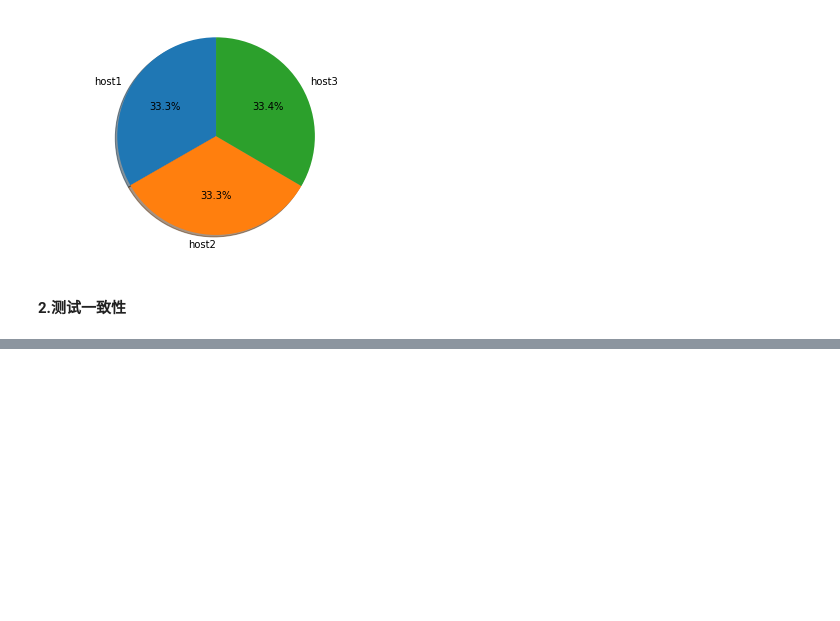
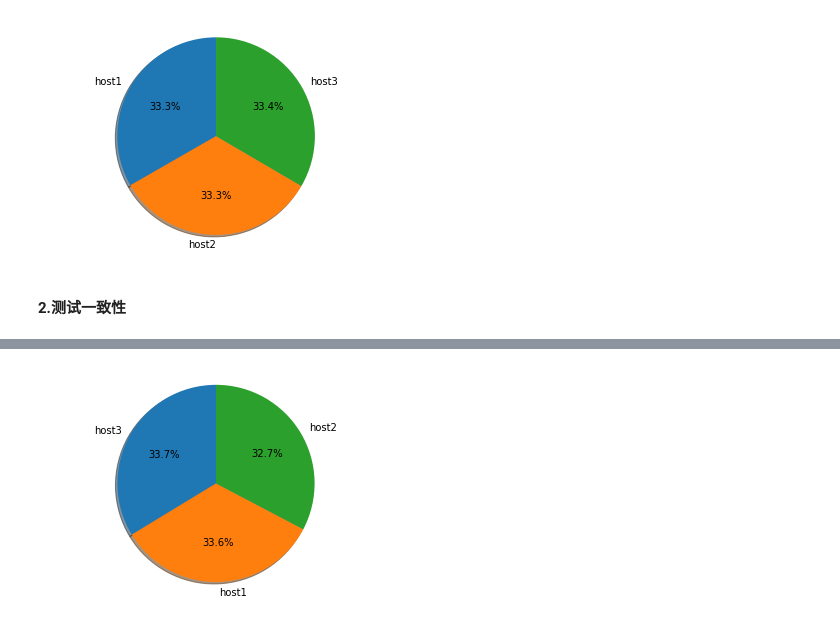
Before and after one commit to hyhlinux/math, a Jupyter notebook: demo_numpy_pandas/fs_jump_hash.ipynb, the cells around one changed output, grey strips where cells are left out. Cells and saved outputs as stored; diff of their text form; code cells hidden in the pictures; blank space fills up the shorter version.

```diff
--- a/demo_numpy_pandas/fs_jump_hash.ipynb
+++ b/demo_numpy_pandas/fs_jump_hash.ipynb
@@ -33,0 +112,4 @@ key_host
+# %%
+pie_host(hosts=hosts[:3], nums=1000)
+# %% [output]
+[figure, added]
```
Also changed, not shown: parts of 17 cells of this notebook, 7 other files.
